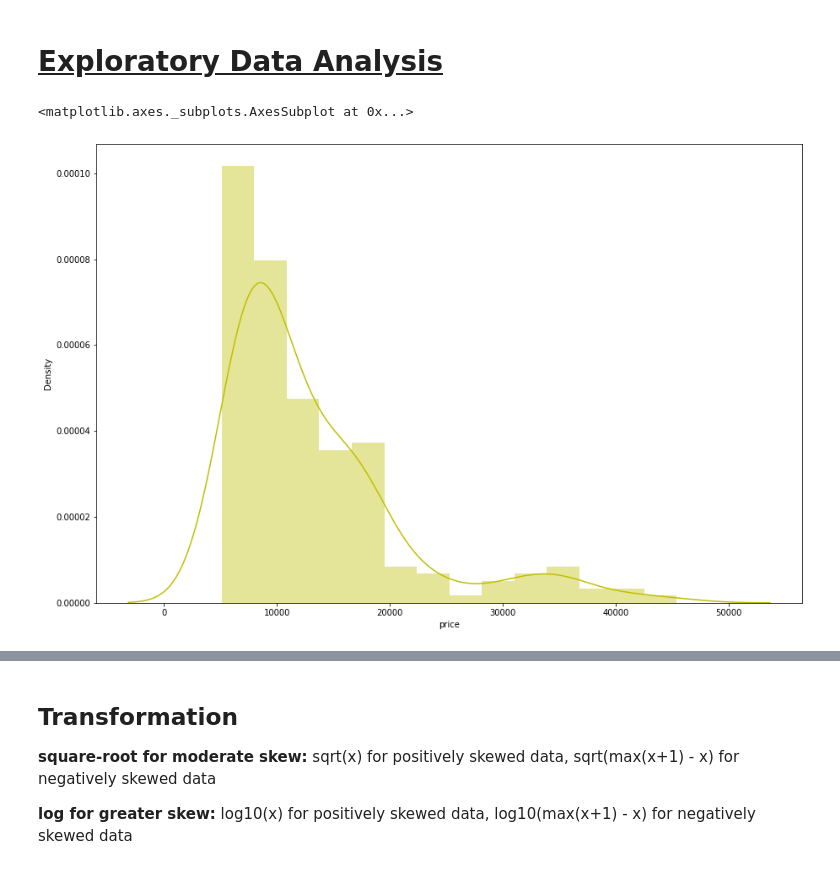
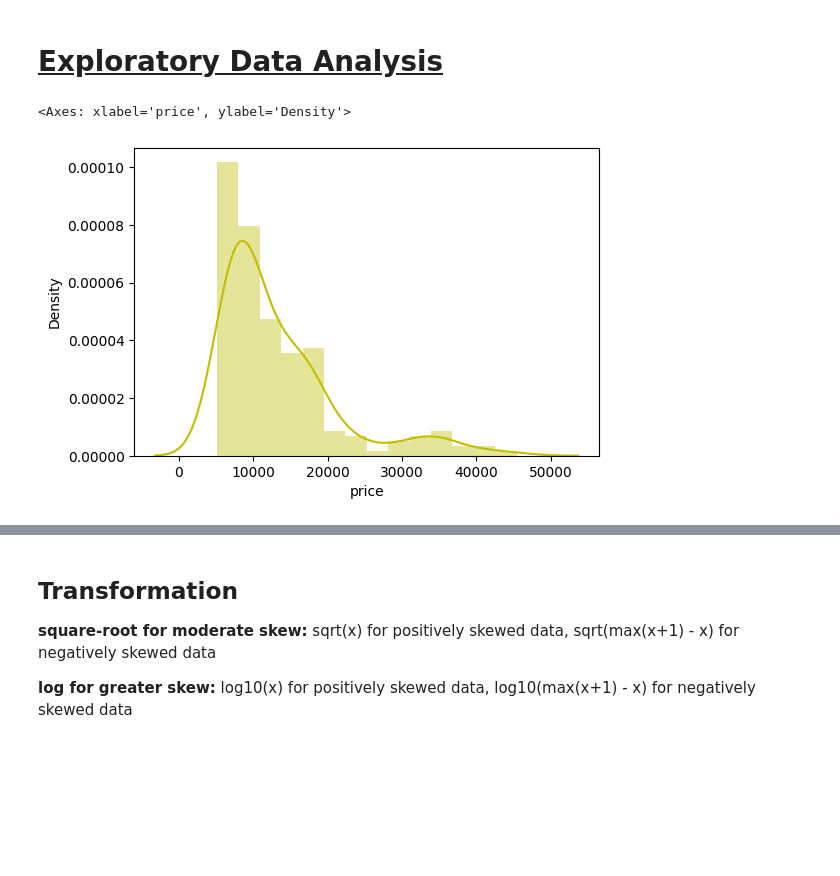
Before and after one commit to Bharatgaur/RawProjects, a Jupyter notebook: Cross_Validation_&_Hyperparameter_Tuning.ipynb, the cells around one changed output, grey strips where cells are left out. Cells and saved outputs as stored; diff of their text form; code cells hidden in the pictures; blank space fills up the shorter version.

```diff
--- a/Cross_Validation_&_Hyperparameter_Tuning.ipynb
+++ b/Cross_Validation_&_Hyperparameter_Tuning.ipynb
@@ -39,3 +31,9 @@ dataset = pd.read_csv('/content/drive/MyDrive/AlmaBetter/Cohort Aravali/Module 3
+# %%
+# Raw CSV file link from GitHub
+url = "https://raw.githubusercontent.com/Bharatgaur/RawProjects/main/Geely%20Auto%20Car%20Price.csv"
+
+# Read the dataset directly from the link
+dataset = pd.read_csv(url)
 # %% [markdown]
 # <b> Data Inspection
 # %%
@@ -155,9 +155,9 @@ Index(['car_ID', 'symboling', 'CarName', 'fueltype', 'aspiration',
 # %% [markdown]
 # <b><u> Exploratory Data Analysis <b>
 # %%
-# Dependent variable 'Price'
-plt.figure(figsize=(15,10))
-sns.distplot(dataset['price'],color="y")
+# Dependent variable "Price"
+plt.figure(figsize= (6,4))
+sns.distplot(dataset['price'], color = "y")
 # %% [output]
-<matplotlib.axes._subplots.AxesSubplot at 0x...>
+<Axes: xlabel='price', ylabel='Density'>
-[figure, old version]
+[figure, new version]
```
Also changed, not shown: parts of 17 cells of this notebook.
